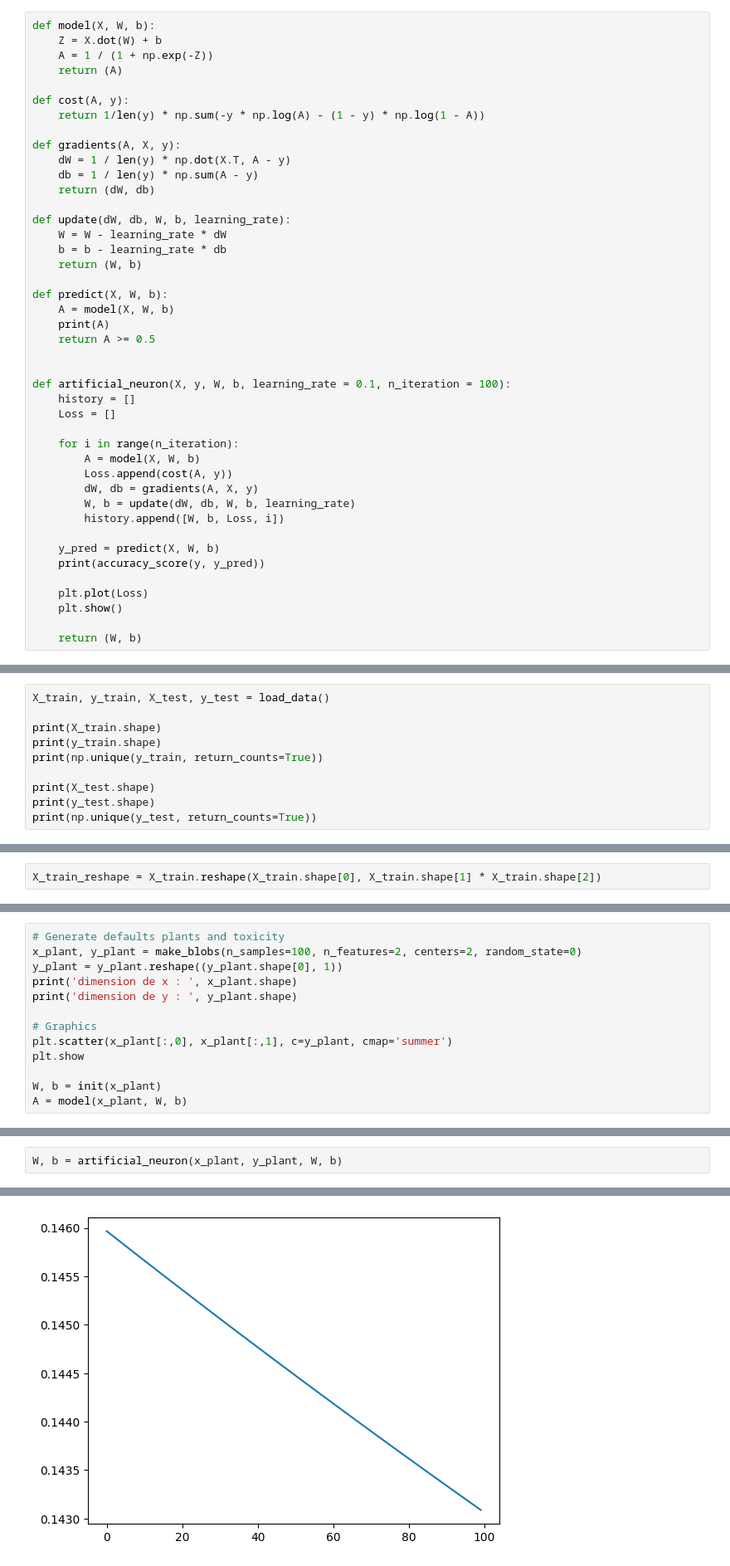
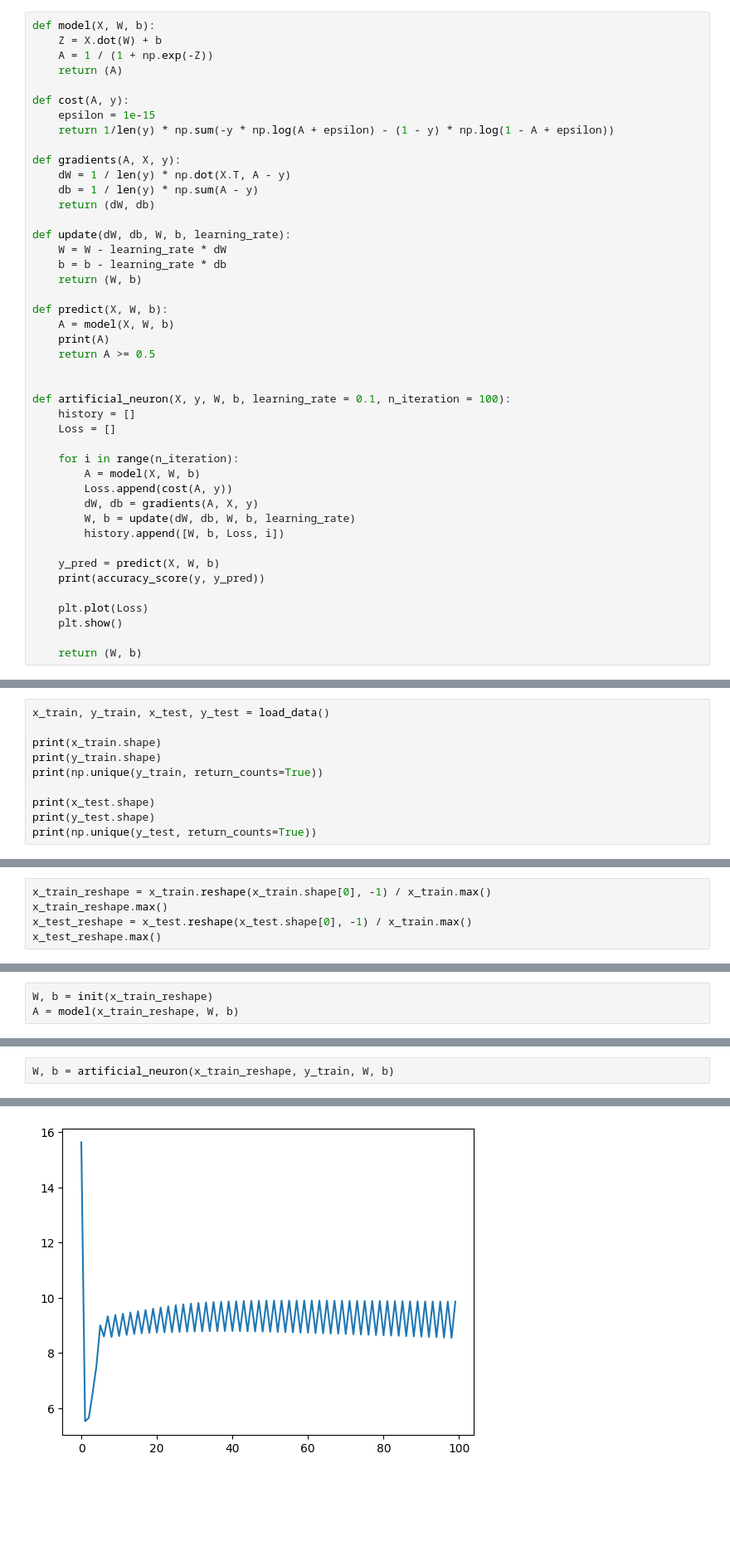
Before and after one commit to conspicio-ok/IA, a Jupyter notebook: python/catsordog.ipynb, the cells around one changed output, grey strips where cells are left out. Shown at 83% size. Drawn from its saved outputs; the diff is of its cells as text; blank space fills up the shorter version.

Commit message:
add epsilon variable

```diff
--- a/python/catsordog.ipynb
+++ b/python/catsordog.ipynb
@@ -12,7 +12,8 @@ def model(X, W, b):
 	return (A)
 
 def cost(A, y):
-	return 1/len(y) * np.sum(-y * np.log(A) - (1 - y) * np.log(1 - A))
+	epsilon = 1e-15
+	return 1/len(y) * np.sum(-y * np.log(A + epsilon) - (1 - y) * np.log(1 - A + epsilon))
 
 def gradients(A, X, y):
 	dW = 1 / len(y) * np.dot(X.T, A - y)
@@ -55,13 +56,13 @@ Here we are use the neuron created in *neuron.ipynb* for check if animals are ca
 1 = dog
 0 = cat
 # %%
-X_train, y_train, X_test, y_test = load_data()
+x_train, y_train, x_test, y_test = load_data()
 
-print(X_train.shape)
+print(x_train.shape)
 print(y_train.shape)
 print(np.unique(y_train, return_counts=True))
 
-print(X_test.shape)
+print(x_test.shape)
 print(y_test.shape)
 print(np.unique(y_test, return_counts=True))
 # %% [output]
@@ -72,4 +73,7 @@ print(np.unique(y_test, return_counts=True))
 (200, 1)
 (array([0., 1.]), array([100, 100]))
 # %%
-X_train_reshape = X_train.reshape(X_train.shape[0], X_train.shape[1] * X_train.shape[2])
+x_train_reshape = x_train.reshape(x_train.shape[0], -1) / x_train.max()
+x_train_reshape.max()
+x_test_reshape = x_test.reshape(x_test.shape[0], -1) / x_train.max()
+x_test_reshape.max()
@@ -79,15 +85,5 @@ def init(X):
 	b = np.random.randn(1)
 	return (W, b)
 # %%
-# Generate defaults plants and toxicity
-x_plant, y_plant = make_blobs(n_samples=100, n_features=2, centers=2, random_state=0)
-y_plant = y_plant.reshape((y_plant.shape[0], 1))
-print('dimension de x : ', x_plant.shape)
-print('dimension de y : ', y_plant.shape)
-
-# Graphics
-plt.scatter(x_plant[:,0], x_plant[:,1], c=y_plant, cmap='summer')
-plt.show
-
-W, b = init(x_plant)
-A = model(x_plant, W, b)
+W, b = init(x_train_reshape)
+A = model(x_train_reshape, W, b)
@@ -98,3 +90,3 @@ dimension de y :  (100, 1)
 # %%
-W, b = artificial_neuron(x_plant, y_plant, W, b)
+W, b = artificial_neuron(x_train_reshape, y_train, W, b)
 # %% [output]
@@ -118,4 +110,4 @@ W, b = artificial_neuron(x_plant, y_plant, W, b)
-[figure, old version]
+[figure, new version]
 # %%
 new_plant = np.array([2, 1])
 
```
Also changed, not shown: parts of 3 cells of this notebook.
